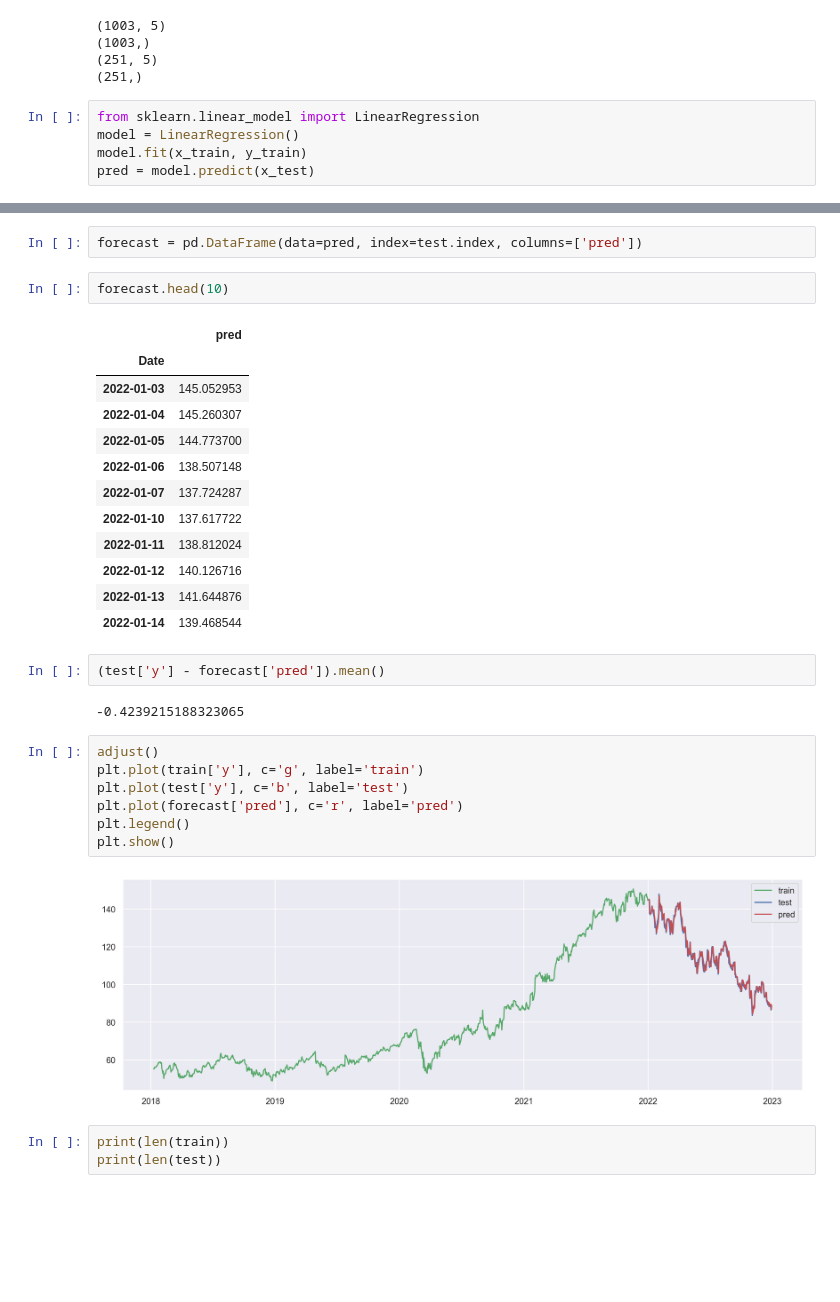
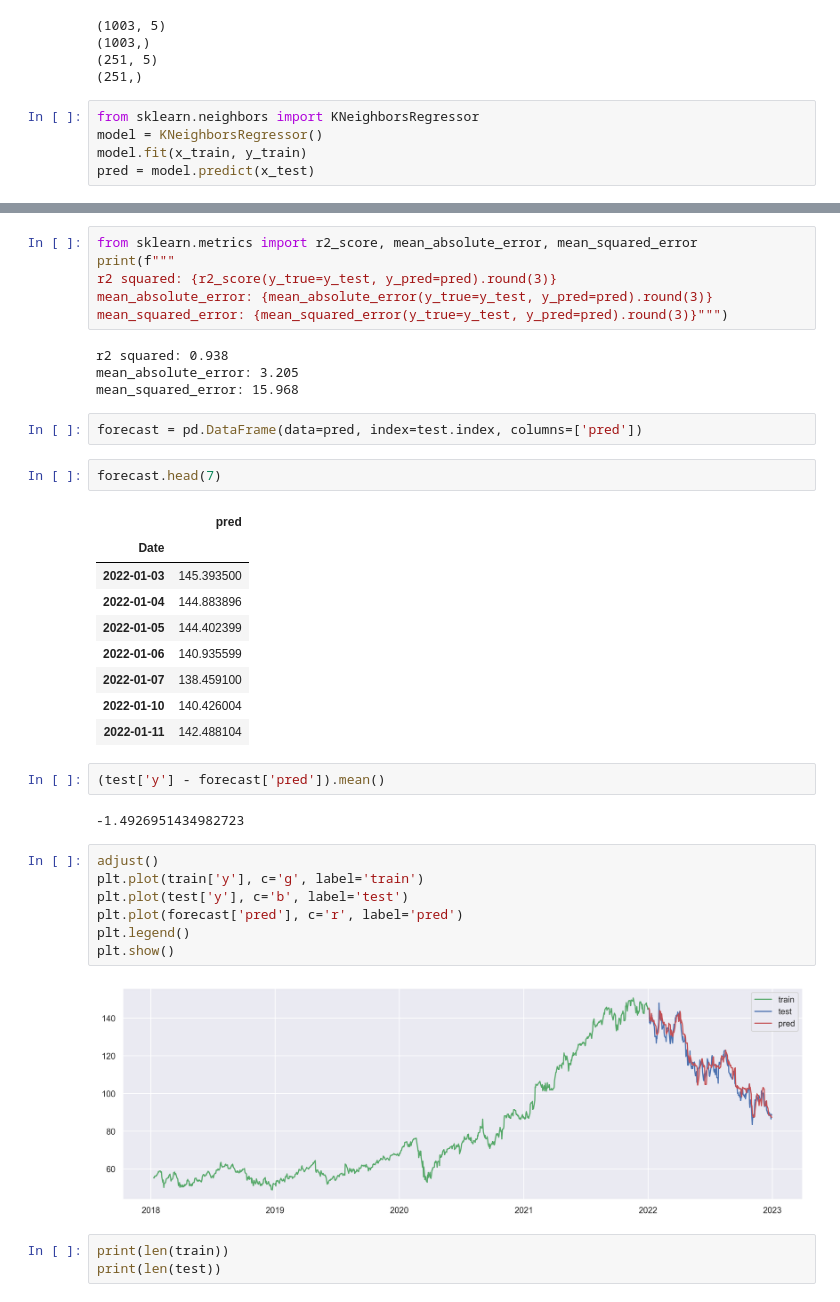
Before and after one commit to yandiher/time_series, a Jupyter notebook: bbri_time series.ipynb, the cells around one changed output, grey strips where cells are left out. Cells and saved outputs as stored; diff of their text form; blank space fills up the shorter version.

```diff
--- a/bbri_time series.ipynb
+++ b/bbri_time series.ipynb
@@ -168,8 +168,8 @@ print(y_test.shape)
 (251, 5)
 (251,)
 # %%
-from sklearn.linear_model import LinearRegression
-model = LinearRegression()
+from sklearn.neighbors import KNeighborsRegressor
+model = KNeighborsRegressor()
 model.fit(x_train, y_train)
 pred = model.predict(x_test)
 # %%
@@ -181,24 +181,31 @@ plt.show()
+# %%
+from sklearn.metrics import r2_score, mean_absolute_error, mean_squared_error
+print(f"""
+r2 squared: {r2_score(y_true=y_test, y_pred=pred).round(3)}
+mean_absolute_error: {mean_absolute_error(y_true=y_test, y_pred=pred).round(3)}
+mean_squared_error: {mean_squared_error(y_true=y_test, y_pred=pred).round(3)}""")
+# %% [output]
+r2 squared: 0.938
+mean_absolute_error: 3.205
+mean_squared_error: 15.968
 # %%
 forecast = pd.DataFrame(data=pred, index=test.index, columns=['pred'])
 # %%
-forecast.head(10)
+forecast.head(7)
 # %% [output]
 |  | pred |
 | Date |  |
-| 2022-01-03 | 145.052953 |
-| 2022-01-04 | 145.260307 |
-| 2022-01-05 | 144.773700 |
-| 2022-01-06 | 138.507148 |
-| 2022-01-07 | 137.724287 |
-| 2022-01-10 | 137.617722 |
-| 2022-01-11 | 138.812024 |
-| 2022-01-12 | 140.126716 |
-| 2022-01-13 | 141.644876 |
-| 2022-01-14 | 139.468544 |
+| 2022-01-03 | 145.393500 |
+| 2022-01-04 | 144.883896 |
+| 2022-01-05 | 144.402399 |
+| 2022-01-06 | 140.935599 |
+| 2022-01-07 | 138.459100 |
+| 2022-01-10 | 140.426004 |
+| 2022-01-11 | 142.488104 |
 # %%
 (test['y'] - forecast['pred']).mean()
 # %% [output]
--0.4239215188323065
+-1.4926951434982723
 # %%
 adjust()
 plt.plot(train['y'], c='g', label='train')
@@ -207,7 +214,7 @@ plt.plot(forecast['pred'], c='r', label='pred')
 plt.legend()
 plt.show()
 # %% [output]
-[figure, old version]
+[figure, new version]
 # %%
 print(len(train))
 print(len(test))
```
Also changed, not shown: parts of 6 cells of this notebook.
